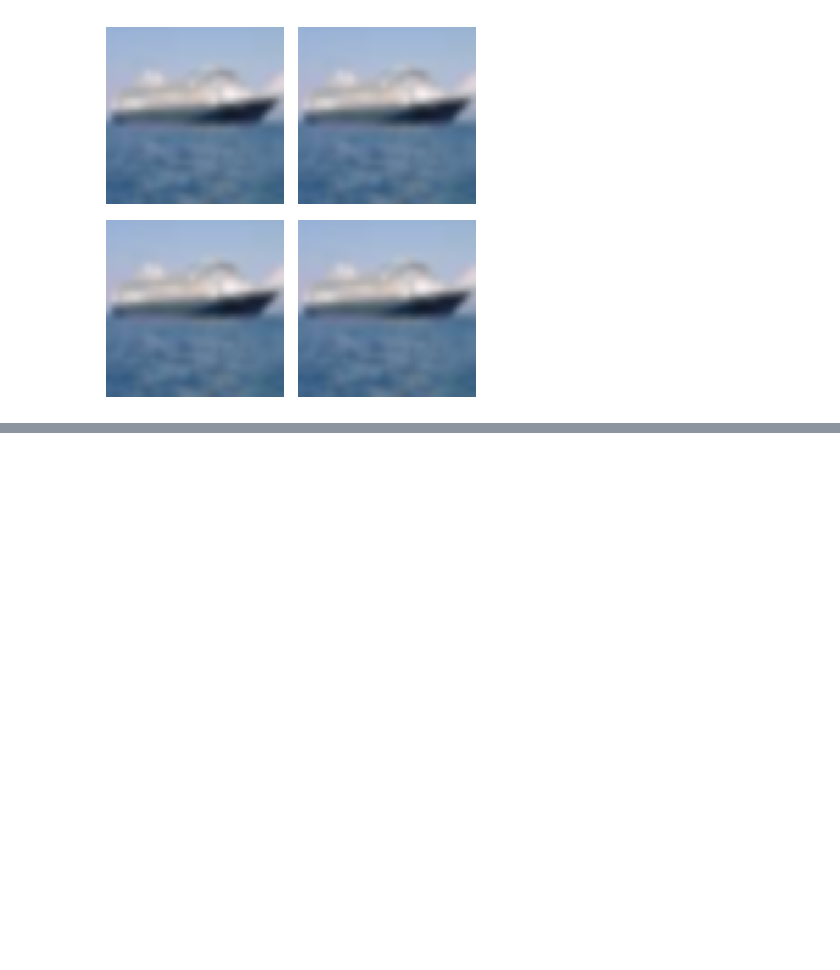
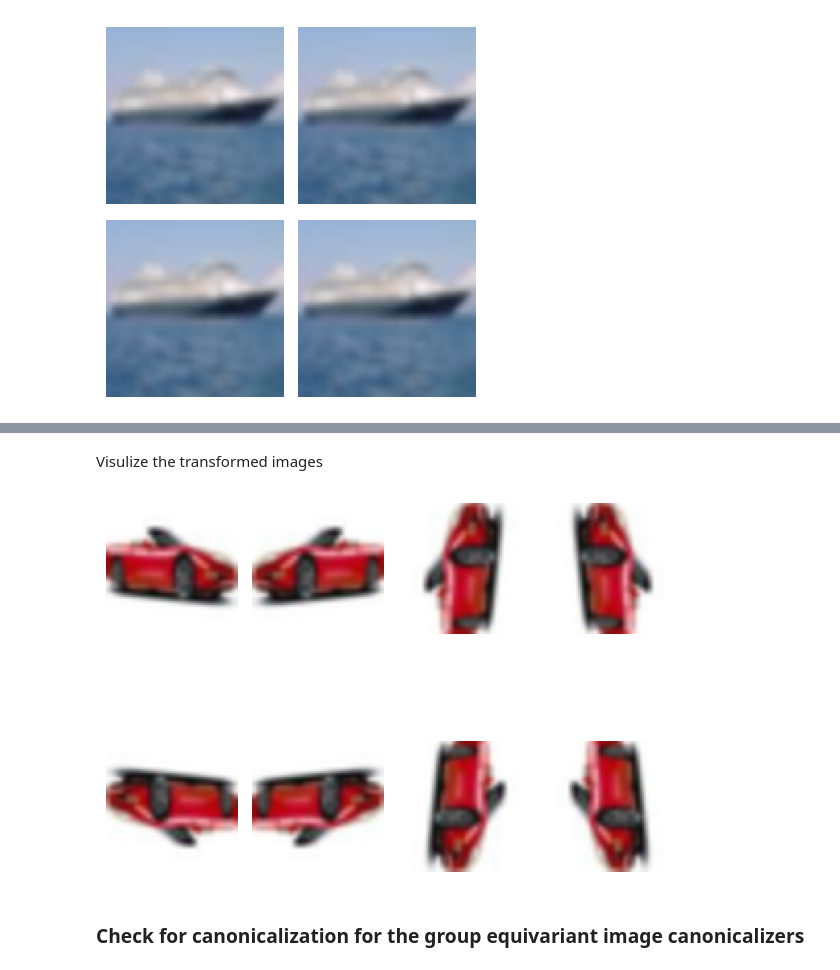
Before and after one commit to arnab39/equiadapt, a Jupyter notebook: tutorials/images/test_discrete_canonicalization.ipynb, the cells around one changed output, grey strips where cells are left out. Cells and saved outputs as stored; diff of their text form; code cells hidden in the pictures; blank space fills up the shorter version.

```diff
--- a/tutorials/images/test_discrete_canonicalization.ipynb
+++ b/tutorials/images/test_discrete_canonicalization.ipynb
@@ -430,0 +441,48 @@ get_and_plot_canonicalized_images(transformed_sample_images, canonicalizer)
+# %%
+# Transform the image using k uniformly spaced rotations and reflections about the vertical axis
+# number of rotations
+k = 4
+
+# Original tensor image from the DataLoader
+sample_image_tensor = sample_data[0][0]  # Assuming the first item is your image tensor
+
+# Define an empty list to store the transformed tensor images
+transformed_sample_images = []
+
+# Get the shape of the image tensor
+h, w = sample_image_tensor.shape[-2:]
+
+# Pad the image to get rid of the black borders
+pad = transforms.Pad(10, padding_mode='edge')
+
+# crop the image to get rid of the black borders
+crop = transforms.CenterCrop((h, w))
+# Loop over the number of random rotations
+# and transform the image tensor using torch rotation
+for i in range(k):
+    # Generate a random angle for rotation
+    angle = (360/k) * i
+
+    # Pad the image to get rid of the black borders
+    padded_image_tensor = pad(sample_image_tensor)
+
+    # Apply the rotation to the tensor
+    transformed_image_tensor = F.rotate(padded_image_tensor, angle)
+
+    # Add the transformed tensor to the list
+    transformed_sample_images.append(crop(transformed_image_tensor))
+
+    # Apply the reflection to the tensor
+    transformed_image_tensor = F.hflip(transformed_image_tensor)
+
+    # Add the transformed tensor to the list
+    transformed_sample_images.append(crop(transformed_image_tensor))
+# %% [markdown]
+Visulize the transformed images
+# %%
+# Visualizing all the transformed images
+plot_image_tensors(transformed_sample_images, figsize=(6, 6))
+# %% [output]
+[figure, added]
+# %% [markdown]
+### Check for canonicalization for the group equivariant image canonicalizers
```
Also changed, not shown: parts of 32 cells of this notebook, 53 other files.
